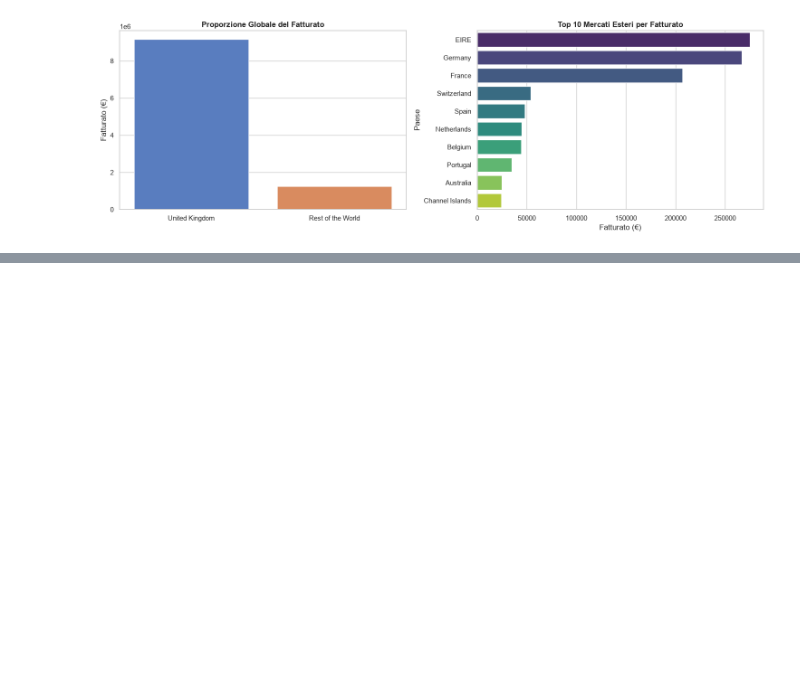
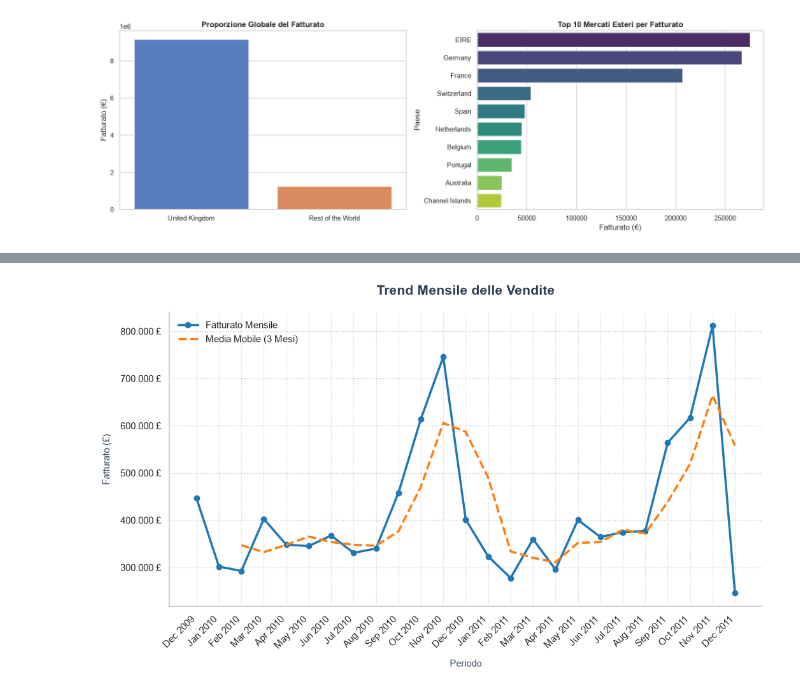
Before and after one commit to VladDyvo/retail_sales_analytics, a Jupyter notebook: 02_eda.ipynb, the cells around one changed output, grey strips where cells are left out. Cells and saved outputs as stored; diff of their text form; code cells hidden in the pictures; blank space fills up the shorter version.

Commit message:
feat: completata e salvata fase EDA con grafici

```diff
--- a/02_eda.ipynb
+++ b/02_eda.ipynb
@@ -62,0 +76,10 @@ plt.show()
+# %%
+# Raggruppo il fatturato per mese usando 'ME'
+monthly_sales = (
+    df.groupby(pd.Grouper(key="InvoiceDate", freq="ME"))["TotalPrice"]
+    .sum()
+    .reset_index()
+)
+
+# Visualizzo le prime righe
+print(monthly_sales.head())
@@ -62,0 +93,6 @@ plt.show()
+# %%
+# Calcolo la media mobile a 3 mesi sul fatturato
+monthly_sales['Trend_3M'] = monthly_sales['TotalPrice'].rolling(window=3).mean()
+
+# Visualizzo l'anteprima per verificare che i dati siano corretti
+monthly_sales.head()
@@ -62,0 +106,45 @@ plt.show()
+# %%
+import matplotlib.ticker as ticker
+
+# 1. Creo una colonna di testo pulito per l'asse X (es. "Dic 2009", "Gen 2010")
+# Nota: uso .dt.strftime('%b %Y') per avere Mese e Anno leggibili
+x_labels = monthly_sales['InvoiceDate'].dt.strftime('%b %Y')
+
+# 2. Configurazione area di disegno
+plt.figure(figsize=(12, 6))
+
+# 3. Disegno delle linee con spessori e colori moderni (Stile Corporate)
+plt.plot(x_labels, monthly_sales['TotalPrice'],
+         marker='o', markersize=6, linestyle='-', color='#1f77b4',
+         linewidth=2.5, label='Fatturato Mensile')
+
+plt.plot(x_labels, monthly_sales['Trend_3M'],
+         linestyle='--', color='#ff7f0e', linewidth=2.5,
+         label='Media Mobile (3 Mesi)')
+
+# 4. Titoli chiari e leggibili
+plt.title('Trend Mensile delle Vendite', fontsize=15, fontweight='bold', pad=20, color='#2c3e50')
+plt.xlabel('Periodo', fontsize=11, labelpad=10, color='#34495e')
+plt.ylabel('Fatturato (£)', fontsize=11, labelpad=10, color='#34495e')
+
+# 5. Formattazione asse Y: aggiunge i punti per le migliaia e il simbolo € (es. 800.000 €)
+formatter = ticker.FuncFormatter(lambda x, pos: f'{x:,.0f} £'.replace(',', '.'))
+plt.gca().yaxis.set_major_formatter(formatter)
+
+# 6. Pulizia del layout
+sns.despine(top=True, right=True)
+
+# 7. Griglia di sfondo molto leggera per non distrarre l'occhio
+plt.grid(True, linestyle=':', alpha=0.5, color='#95a5a6')
+
+# 8. Legenda minimalista senza bordi neri
+plt.legend(frameon=False, fontsize=11, loc='upper left')
+
+# 9. Rotazione delle date a 45 gradi per evitare che si incrocino
+plt.xticks(rotation=45, ha='right')
+
+# 10. Salvataggio definitivo ad alta risoluzione
+plt.savefig('output/grafici/trend_mensile.png', bbox_inches='tight', dpi=300)
+plt.show()
+# %% [output]
+[figure, added]
```
Also changed, not shown: parts of 11 cells of this notebook, 5 other files.
